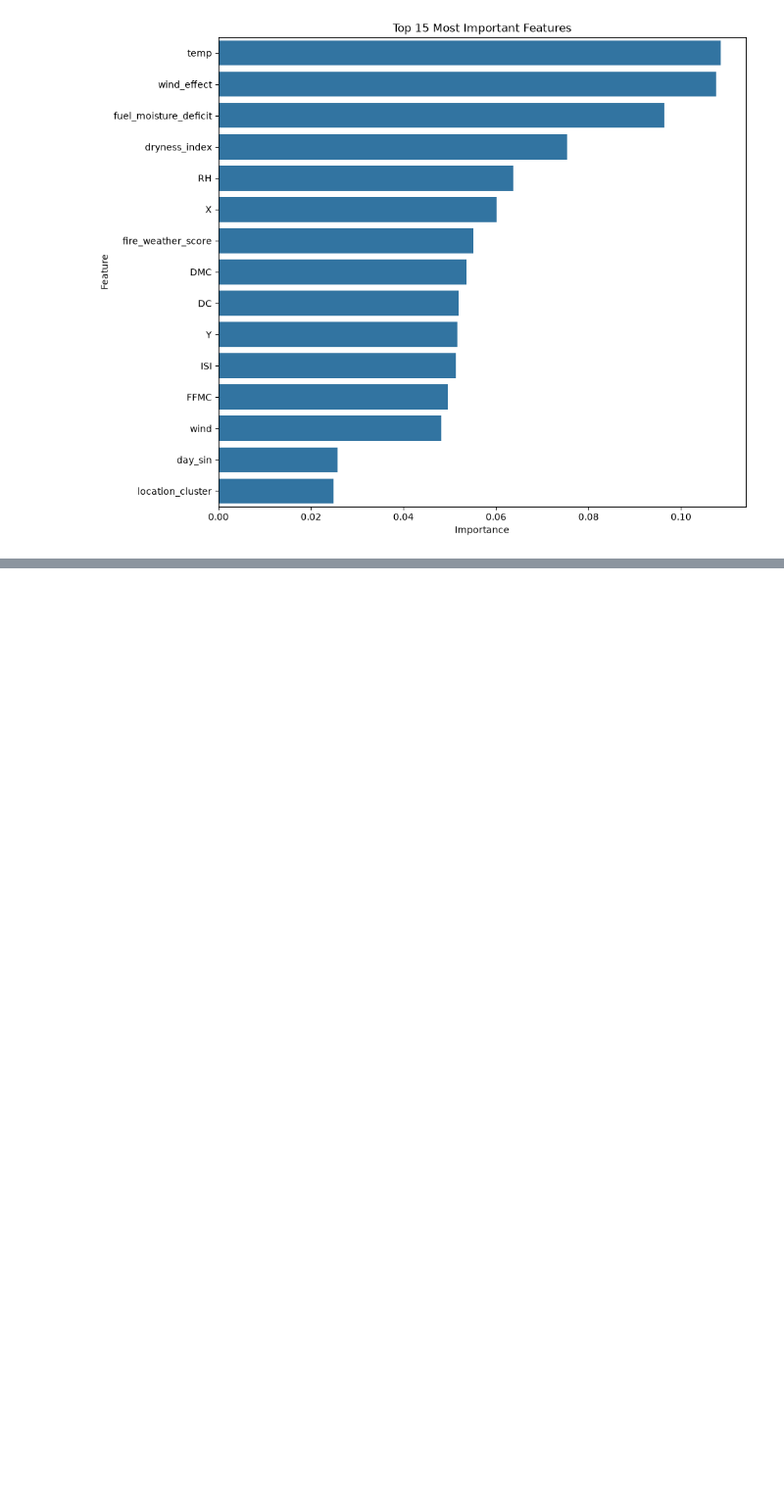
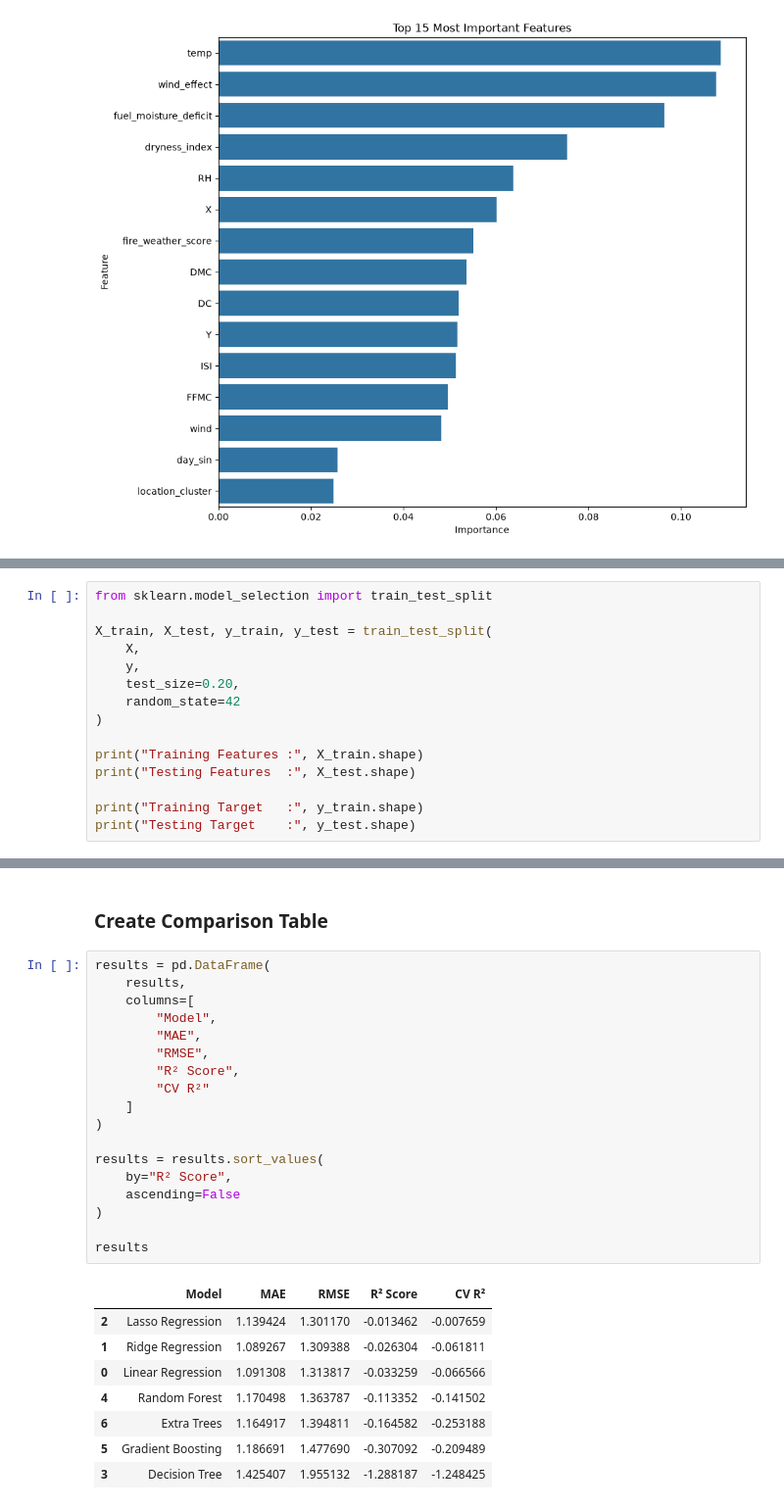
Before and after one commit to mraznyrazeek/Forest-Fire-Burned-Area-Prediction-System, a Jupyter notebook: backend/notebooks/04_model_training.ipynb, the cells around one changed output, grey strips where cells are left out. Shown at 98% size. Cells and saved outputs as stored; diff of their text form; blank space fills up the shorter version.

```diff
--- a/backend/notebooks/04_model_training.ipynb
+++ b/backend/notebooks/04_model_training.ipynb
@@ -213,0 +240,15 @@ plt.show()
+# %%
+from sklearn.model_selection import train_test_split
+
+X_train, X_test, y_train, y_test = train_test_split(
+    X,
+    y,
+    test_size=0.20,
+    random_state=42
+)
+
+print("Training Features :", X_train.shape)
+print("Testing Features  :", X_test.shape)
+
+print("Training Target   :", y_train.shape)
+print("Testing Target    :", y_test.shape)
@@ -213,0 +370,29 @@ plt.show()
+# %% [markdown]
+### Create Comparison Table
+# %%
+results = pd.DataFrame(
+    results,
+    columns=[
+        "Model",
+        "MAE",
+        "RMSE",
+        "R² Score",
+        "CV R²"
+    ]
+)
+
+results = results.sort_values(
+    by="R² Score",
+    ascending=False
+)
+
+results
+# %% [output]
+|  | Model | MAE | RMSE | R² Score | CV R² |
+| 2 | Lasso Regression | 1.139424 | 1.301170 | -0.013462 | -0.007659 |
+| 1 | Ridge Regression | 1.089267 | 1.309388 | -0.026304 | -0.061811 |
+| 0 | Linear Regression | 1.091308 | 1.313817 | -0.033259 | -0.066566 |
+| 4 | Random Forest | 1.170498 | 1.363787 | -0.113352 | -0.141502 |
+| 6 | Extra Trees | 1.164917 | 1.394811 | -0.164582 | -0.253188 |
+| 5 | Gradient Boosting | 1.186691 | 1.477690 | -0.307092 | -0.209489 |
+| 3 | Decision Tree | 1.425407 | 1.955132 | -1.288187 | -1.248425 |
```
Also changed, not shown: parts of 13 cells of this notebook.
